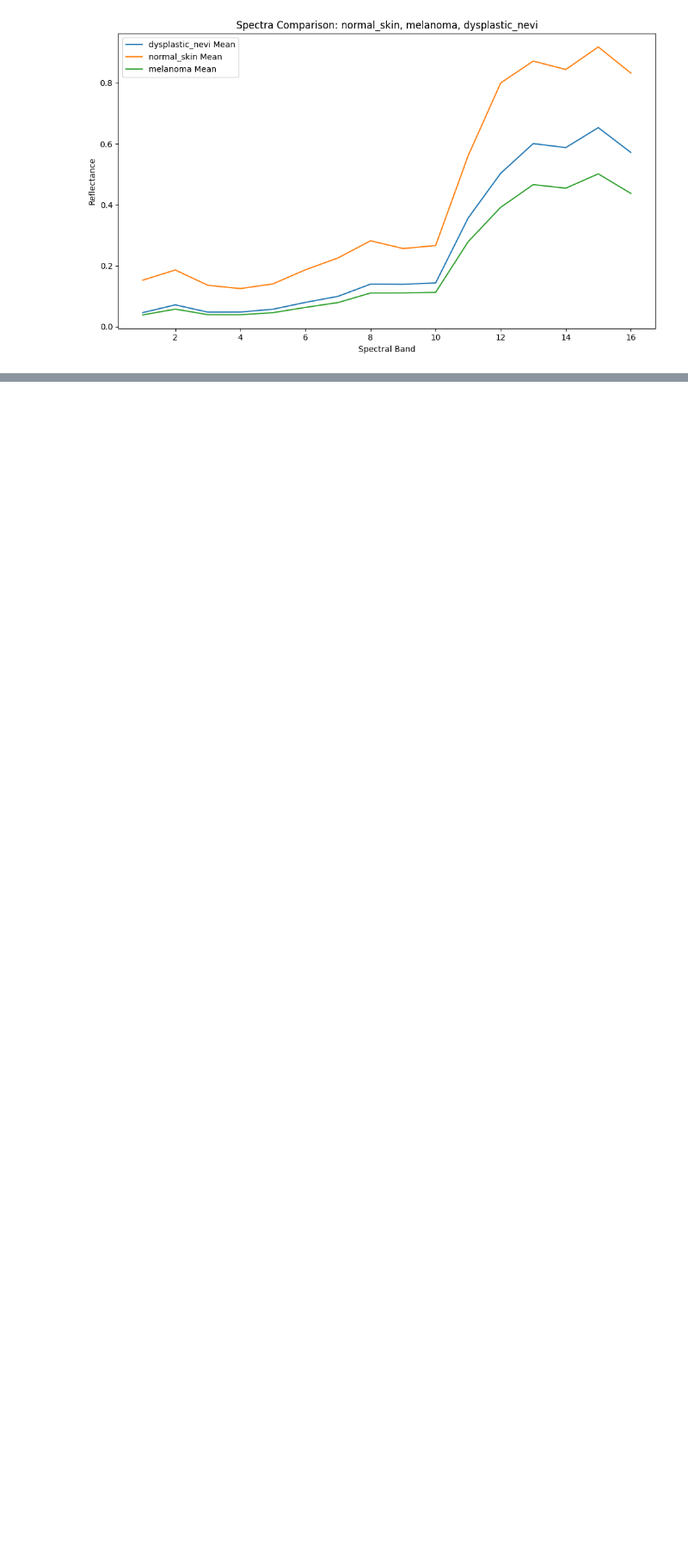
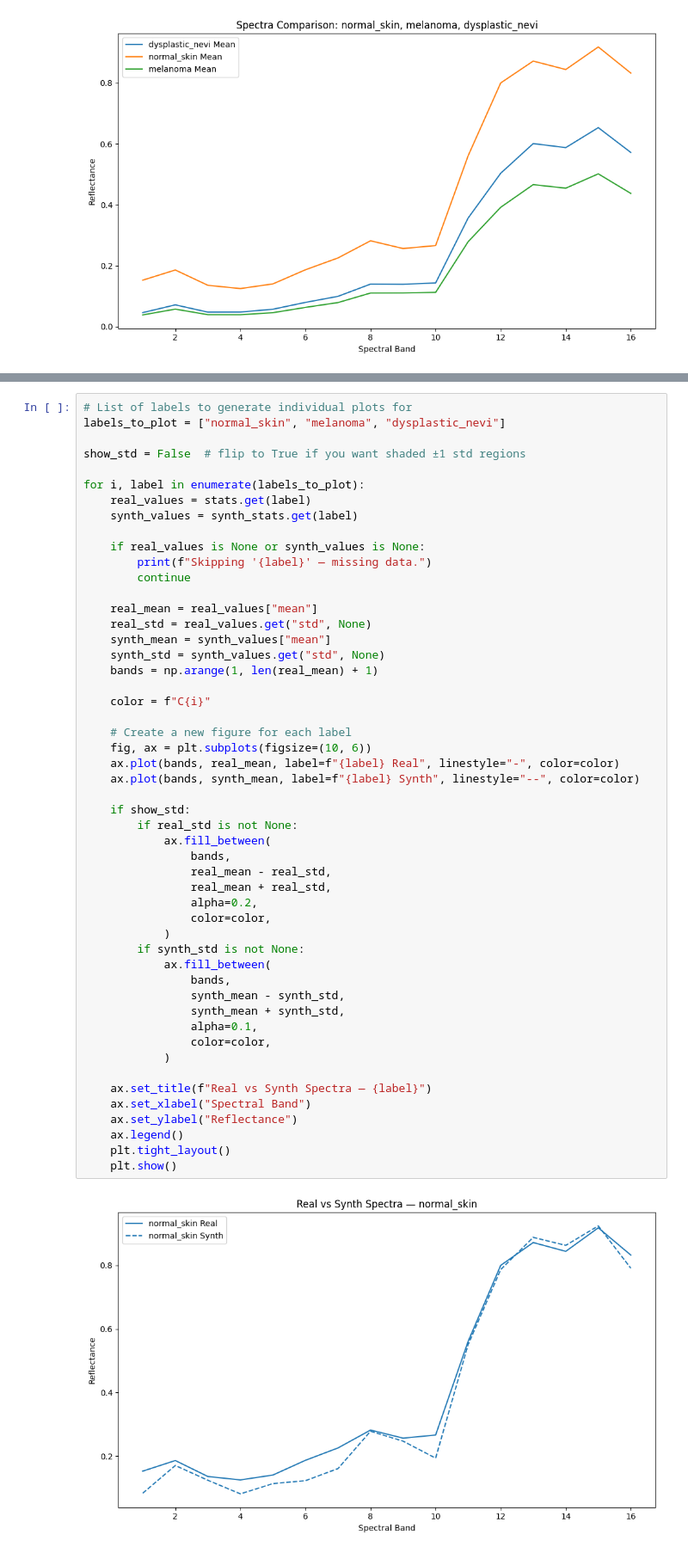
Before and after one commit to teaching-FEEC/dgm-2025.2, a Jupyter notebook: projects/hyperskin/notebooks/mask_exploration.ipynb, the cells around one changed output, grey strips where cells are left out. Shown at 86% size. Cells and saved outputs as stored; diff of their text form; blank space fills up the shorter version.

```diff
--- a/projects/hyperskin/notebooks/mask_exploration.ipynb
+++ b/projects/hyperskin/notebooks/mask_exploration.ipynb
@@ -361,0 +527,53 @@ plt.show()
+# %%
+# List of labels to generate individual plots for
+labels_to_plot = ["normal_skin", "melanoma", "dysplastic_nevi"]
+
+show_std = False  # flip to True if you want shaded ±1 std regions
+
+for i, label in enumerate(labels_to_plot):
+    real_values = stats.get(label)
+    synth_values = synth_stats.get(label)
+
+    if real_values is None or synth_values is None:
+        print(f"Skipping '{label}' — missing data.")
+        continue
+
+    real_mean = real_values["mean"]
+    real_std = real_values.get("std", None)
+    synth_mean = synth_values["mean"]
+    synth_std = synth_values.get("std", None)
+    bands = np.arange(1, len(real_mean) + 1)
+
+    color = f"C{i}"
+
+    # Create a new figure for each label
+    fig, ax = plt.subplots(figsize=(10, 6))
+    ax.plot(bands, real_mean, label=f"{label} Real", linestyle="-", color=color)
+    ax.plot(bands, synth_mean, label=f"{label} Synth", linestyle="--", color=color)
+
+    if show_std:
+        if real_std is not None:
+            ax.fill_between(
+                bands,
+                real_mean - real_std,
+                real_mean + real_std,
+                alpha=0.2,
+                color=color,
+            )
+        if synth_std is not None:
+            ax.fill_between(
+                bands,
+                synth_mean - synth_std,
+                synth_mean + synth_std,
+                alpha=0.1,
+                color=color,
+            )
+
+    ax.set_title(f"Real vs Synth Spectra — {label}")
+    ax.set_xlabel("Spectral Band")
+    ax.set_ylabel("Reflectance")
+    ax.legend()
+    plt.tight_layout()
+    plt.show()
+# %% [output]
+[figure, added]
```
Also changed, not shown: parts of 6 cells of this notebook, 3 other files.
